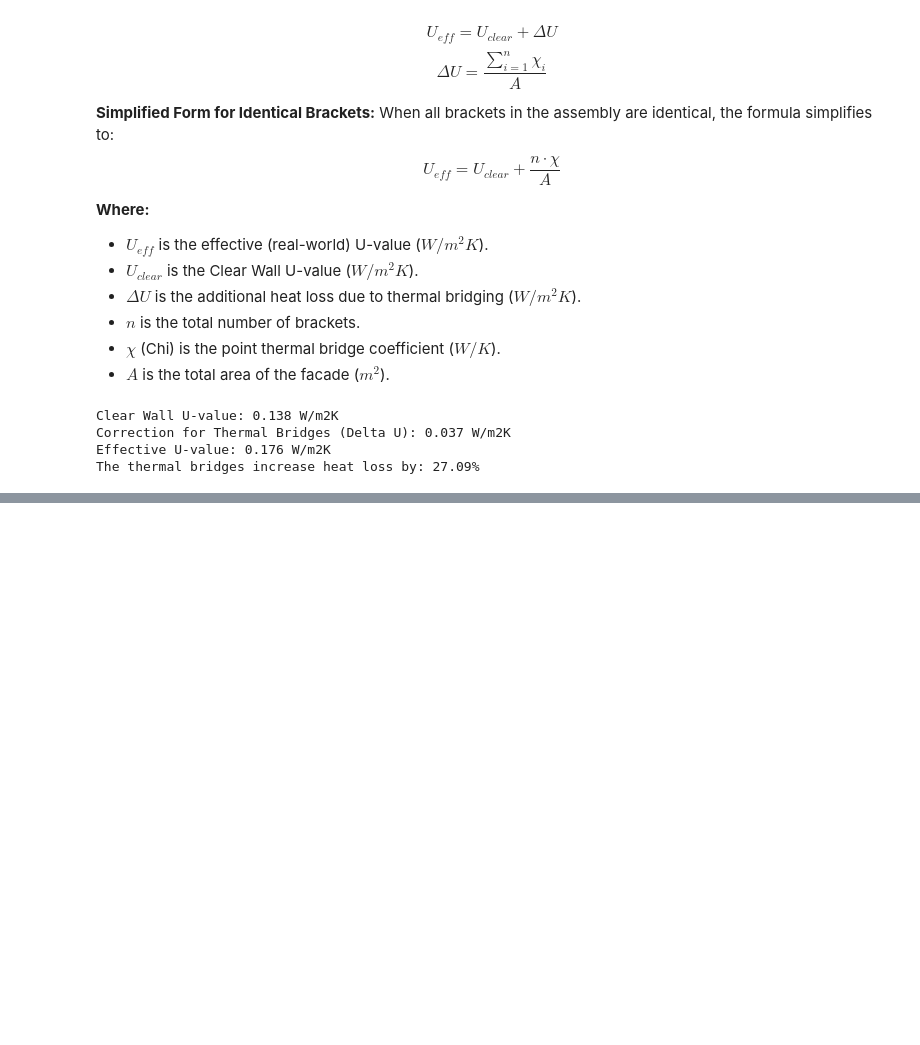
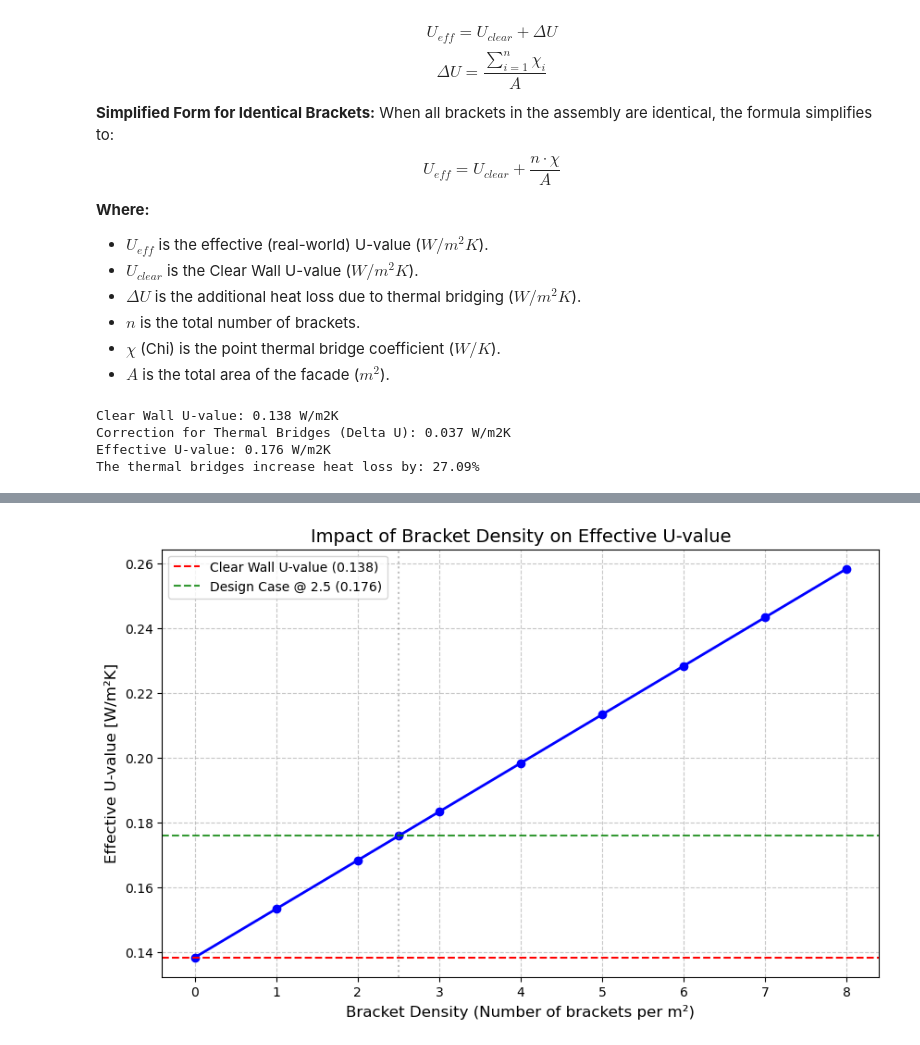
Before and after one commit to Ivan-Pelovski/Math-Concepts-Project, a Jupyter notebook: Math Concepts.ipynb, the cells around one changed output, grey strips where cells are left out. Drawn from its saved outputs; the diff is of its cells as text; code cells hidden in the pictures; blank space fills up the shorter version.

Commit message:
Implementing sensitivity analysis and Matplotlib visualization of bracket impact

```diff
--- a/Math Concepts.ipynb
+++ b/Math Concepts.ipynb
@@ -146,0 +155,31 @@ The thermal bridges increase heat loss by: 27.09%
+# %%
+# Defining bracket densities (from 0 to 8 brackets per m2)
+bracket_densities = [0, 1, 2, 2.5, 3, 4, 5, 6, 7, 8]
+
+# Calculating the Effective U-value for each density
+u_eff_values = [u_result + (d * chi_bracket) for d in bracket_densities]
+u_design_case = u_result + (2.5 * chi_bracket)
+
+# Plotting
+plt.figure(figsize=(10, 6))
+plt.plot(bracket_densities, u_eff_values, marker='o', linestyle='-', color='blue', linewidth=2)
+
+# Adding Labels and Title
+plt.title('Impact of Bracket Density on Effective U-value', fontsize=14)
+plt.xlabel('Bracket Density (Number of brackets per m²)', fontsize=12)
+plt.ylabel('Effective U-value [W/m²K]', fontsize=12)
+plt.grid(True, linestyle='--', alpha=0.7)
+
+# Adding a horizontal line for the "Clear Wall" value for comparison
+plt.axhline(y=u_result, color='r', linestyle='--', label=f'Clear Wall U-value ({u_result:.3f})')
+
+# Adding a horizontal line for Design Case (2.5 brackets)
+plt.axhline(y=u_design_case, color='green', linestyle='--', alpha=0.8, label=f'Design Case @ 2.5 ({u_design_case:.3f})')
+plt.legend()
+
+# Adding a vertical line for Design Case (2.5 brackets)
+plt.axvline(x=2.5, color='gray', linestyle=':', alpha=0.5)
+
+plt.show()
+# %% [output]
+[figure, added]
```
Also changed, not shown: parts of 2 cells of this notebook.
